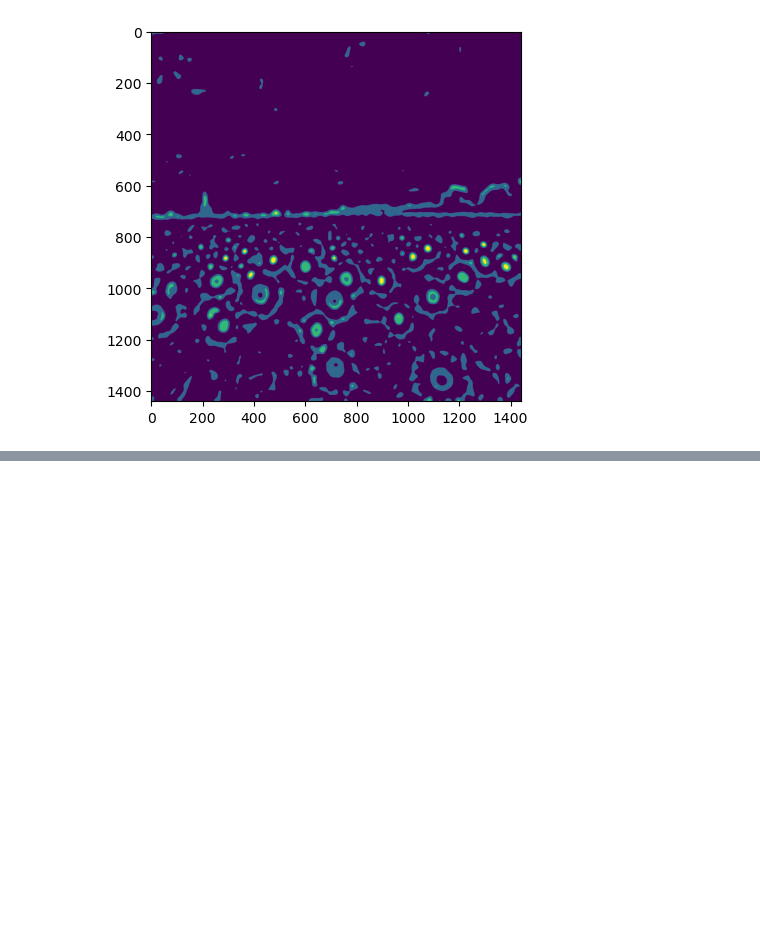
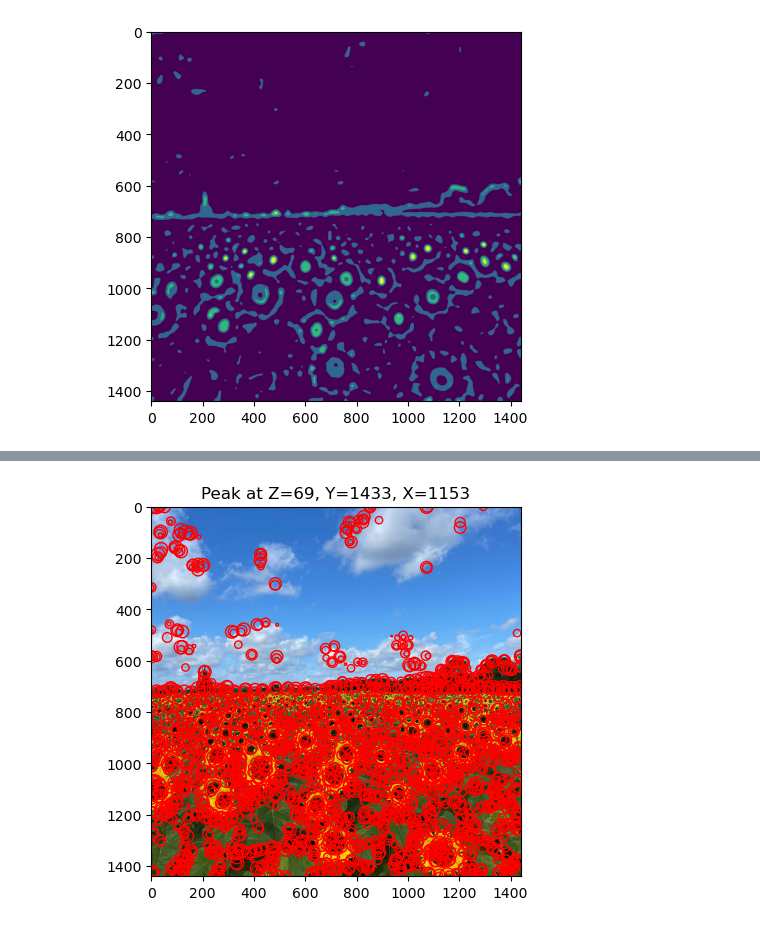
Before and after one commit to praveen2k2/Image_Processing_A, a Jupyter notebook: Assigment_2/assigment2.ipynb, the cells around one changed output, grey strips where cells are left out. Cells and saved outputs as stored; diff of their text form; code cells hidden in the pictures; blank space fills up the shorter version.

```diff
--- a/Assigment_2/assigment2.ipynb
+++ b/Assigment_2/assigment2.ipynb
@@ -92,3 +92,6 @@ for i in range(10, 80, 1):
     LoG = -1 * sgm**2 / (np.pi * sgm**4) * (1 - (X**2 + Y**2) / (2 * sgm**2)) * np.exp(-(X**2 + Y**2) / (2 * sgm**2))
     p = cv.filter2D(im, -1, LoG)
     filter_images.append(p)
+
+filter_images = np.array(filter_images)
+filter_images.shape
@@ -126,0 +100,17 @@ plt.show()
+# %%
+from skimage.feature import peak_local_max
+
+
+data_3d = filter_images
+
+coordinates = peak_local_max(
+    data_3d,
+    min_distance=20,
+    threshold_rel=0.1,  # Only consider peaks > 10% of the max value
+    exclude_border=False
+)
+
+print("Detected Peak Coordinates (Z, Y, X):")
+print(coordinates)
+
+# The output for a 3D array will be an N x 3 array of (z, y, x) indices.
@@ -126,0 +126,2 @@ plt.show()
+# %%
+coordinates+=[10,0,0]
@@ -126,0 +148,11 @@ plt.show()
+# %%
+# generate circles with detected peaks marked in original image
+img = cv.imread('the_berry_farms_sunflower_field.jpeg' ,1)
+plt.imshow(cv.cvtColor(img, cv.COLOR_BGR2RGB))
+for coord in coordinates:
+    z, y, x = coord
+    plt.scatter(x, y, s=1.414*z, edgecolor='red', facecolor='none')  # Circle marker
+    plt.title(f'Peak at Z={z}, Y={y}, X={x}')
+plt.show()
+# %% [output]
+[figure, added]
```
Also changed, not shown: parts of 6 cells of this notebook, 3 other files.
